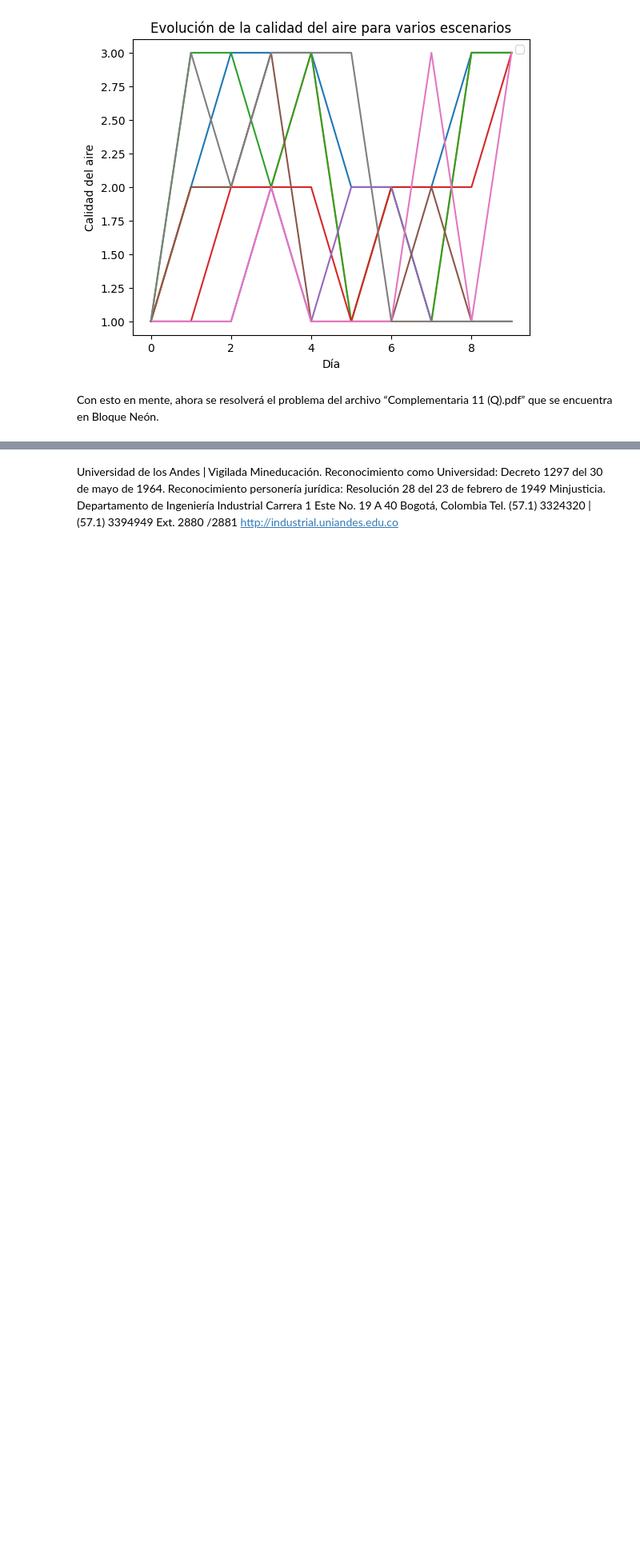
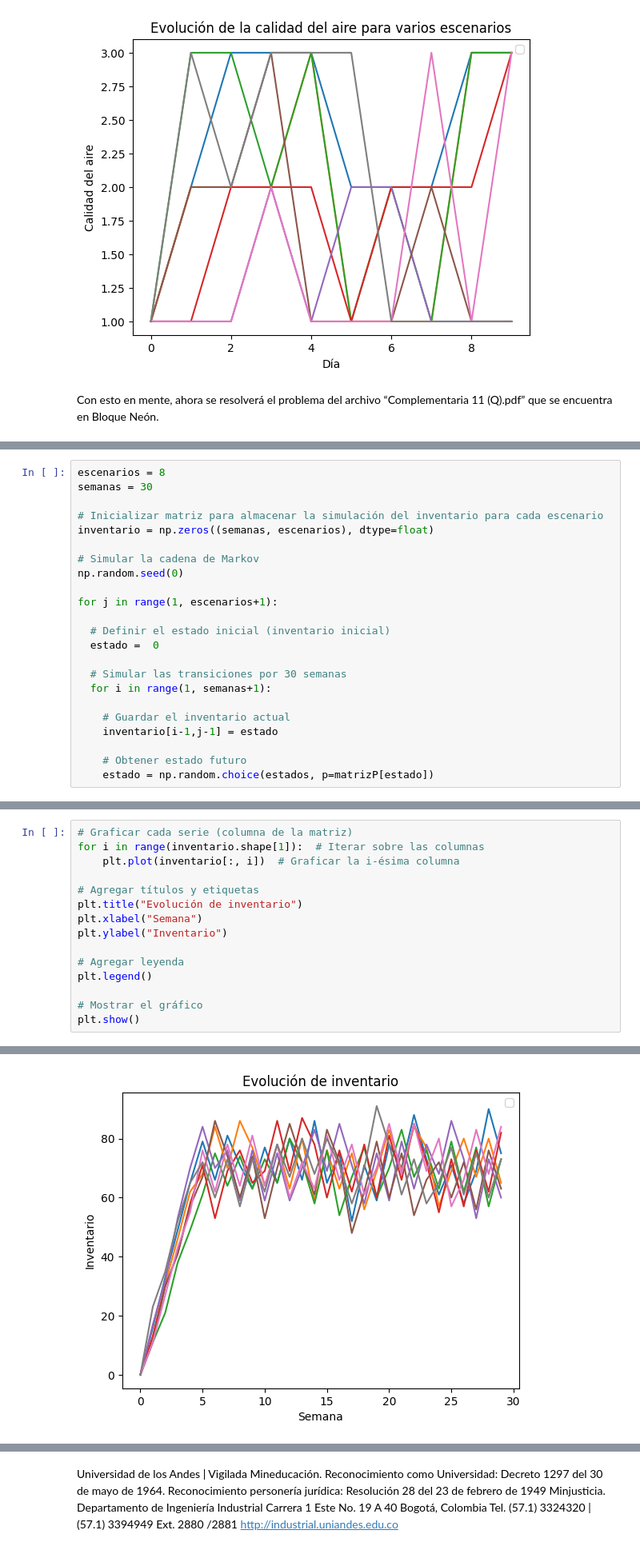
Before and after one commit to modelos-inst/Migracion-a-Python, a Jupyter notebook: Complementaria 9.ipynb, the cells around one changed output, grey strips where cells are left out. Shown at 80% size. Saved outputs shown, nothing was run; the diff lists cells and outputs as text; blank space fills up the shorter version.

Commit message:
Complementaria Simulación de Montecarlo terminada

```diff
--- a/Complementaria 9.ipynb
+++ b/Complementaria 9.ipynb
@@ -164,0 +298,23 @@ Con esto en mente, ahora se resolverá el problema del archivo “Complementaria
+# %%
+escenarios = 8
+semanas = 30
+
+# Inicializar matriz para almacenar la simulación del inventario para cada escenario
+inventario = np.zeros((semanas, escenarios), dtype=float)
+
+# Simular la cadena de Markov
+np.random.seed(0)
+
+for j in range(1, escenarios+1):
+
+  # Definir el estado inicial (inventario inicial)
+  estado =  0
+
+  # Simular las transiciones por 30 semanas
+  for i in range(1, semanas+1):
+
+    # Guardar el inventario actual
+    inventario[i-1,j-1] = estado
+
+    # Obtener estado futuro
+    estado = np.random.choice(estados, p=matrizP[estado])
@@ -164,0 +323,16 @@ Con esto en mente, ahora se resolverá el problema del archivo “Complementaria
+# %%
+# Graficar cada serie (columna de la matriz)
+for i in range(inventario.shape[1]):  # Iterar sobre las columnas
+    plt.plot(inventario[:, i])  # Graficar la i-ésima columna
+
+# Agregar títulos y etiquetas
+plt.title("Evolución de inventario")
+plt.xlabel("Semana")
+plt.ylabel("Inventario")
+
+# Agregar leyenda
+plt.legend()
+
+# Mostrar el gráfico
+plt.show()
+# %% [output]
@@ -164,0 +340 @@ Con esto en mente, ahora se resolverá el problema del archivo “Complementaria
+[figure, added]
```
Also changed, not shown: parts of 30 cells of this notebook.
